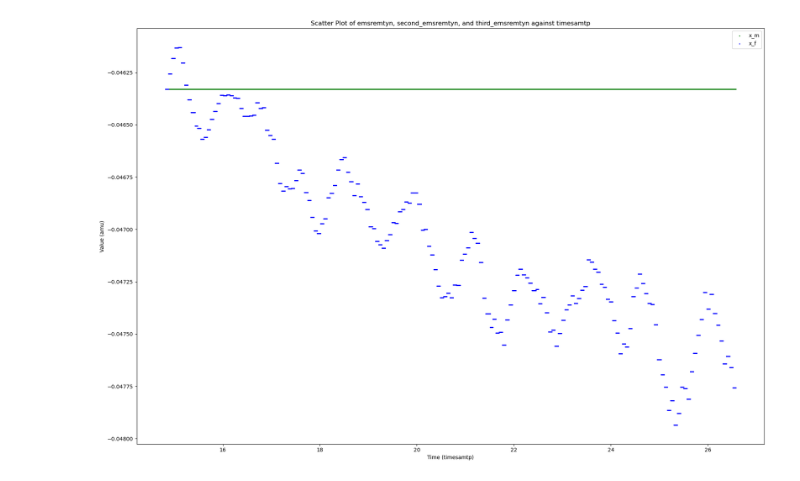
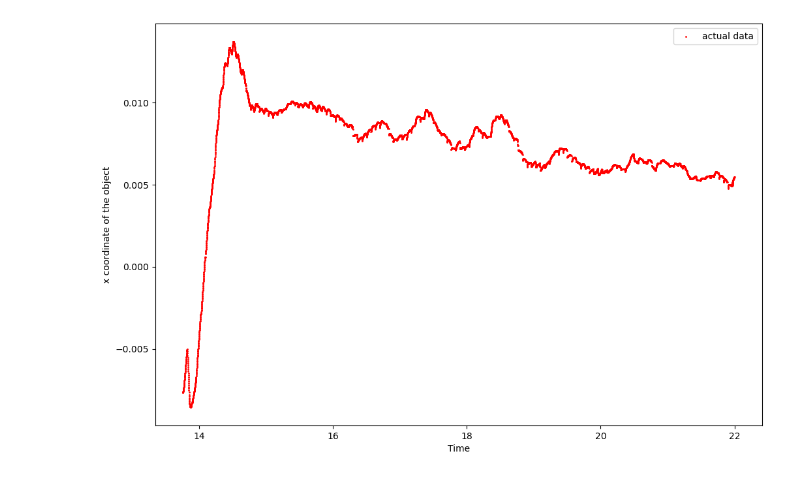
Before and after one commit to agentkashtan/franka-realtime-tracking, a Jupyter notebook: state_controller/Untitled1.ipynb, the cells around one changed output. Saved outputs shown, nothing was run; the diff lists cells and outputs as text; code cells hidden in the pictures.

```diff
--- a/state_controller/Untitled1.ipynb
+++ b/state_controller/Untitled1.ipynb
@@ -228,32 +133,14 @@ plt.show()
-# %%
-import matplotlib.pyplot as plt
-import numpy as np
-
-trim =0
-trim_up = len(t)
-timesamtp = np.array(t[trim:trim_up])
-emsremtyn = np.array(vx_s[trim:trim_up])
-second_emsremtyn = np.array(vx_k[trim:trim_up])
-
-fig, ax1 = plt.subplots(figsize=(18, 12))  # Set the size of the figure
-
-# Scatter plot for the first dataset (emsremtyn)
-ax1.scatter(timesamtp, emsremtyn, color='g', label="x_m", s=1)  # Size set to 1
-
-# Scatter plot for the second dataset (second_emsremtyn)
-ax1.scatter(timesamtp, second_emsremtyn, color='b', label="x_f", s=1)  # Size set to 1
-
-# Scatter plot for the third dataset (third_emsremtyn)
-
-# Labels and title
-ax1.set_xlabel('Time (timesamtp)')
-ax1.set_ylabel('Value (amu)')  # Consistent unit "amu"
-plt.title('Scatter Plot of emsremtyn, second_emsremtyn, and third_emsremtyn against timesamtp')
-
-# Show the legend
-ax1.legend()
-
-fig.tight_layout()
-plt.show()
-# %% [output]
-[figure, removed]
+# %%
+loh = x_ee - x_d
+fig, ax = plt.subplots(figsize=(12,8))
+
+
+ax.scatter(t_d, loh, color='r', label='actual data', s=1)
+
+
+ax.set_xlabel('Time')
+ax.set_ylabel('x coordinate of the object')
+ax.legend()
+plt.show()
+# %% [output]
+[figure, added]
```
Also changed, not shown: parts of 14 cells of this notebook, 8 other files.
